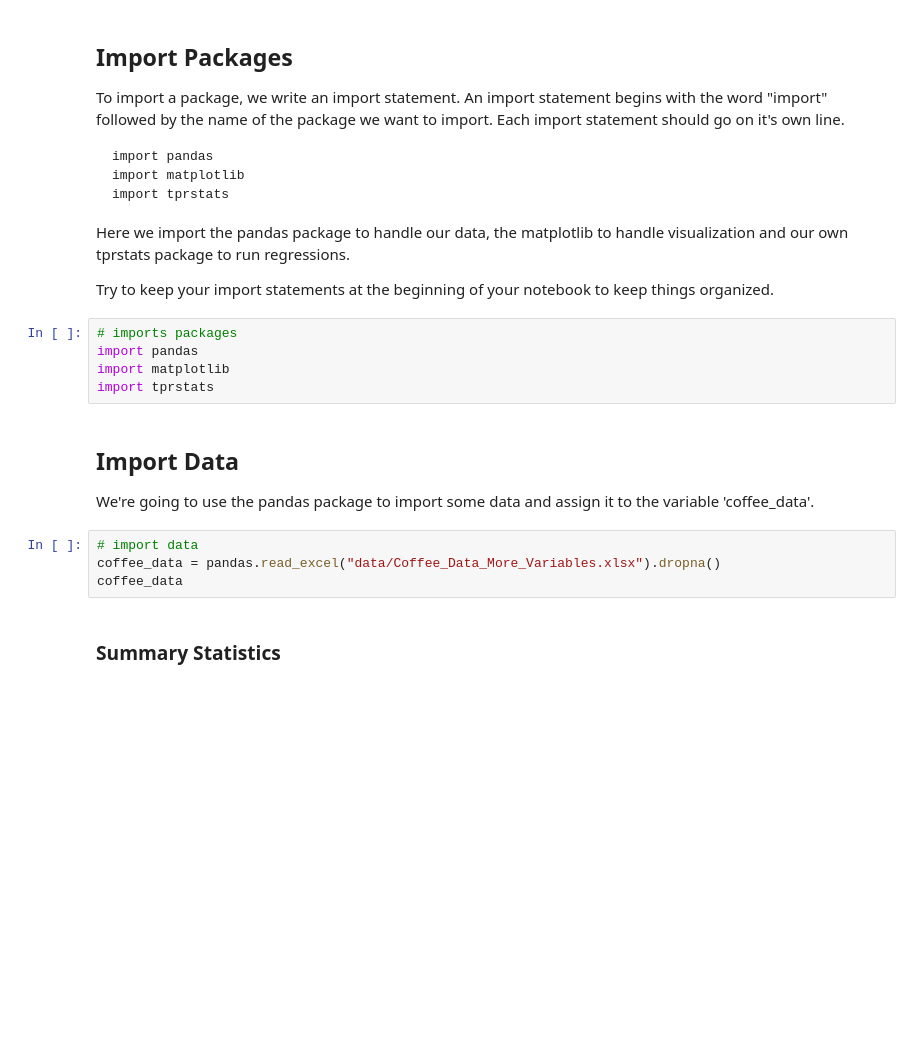
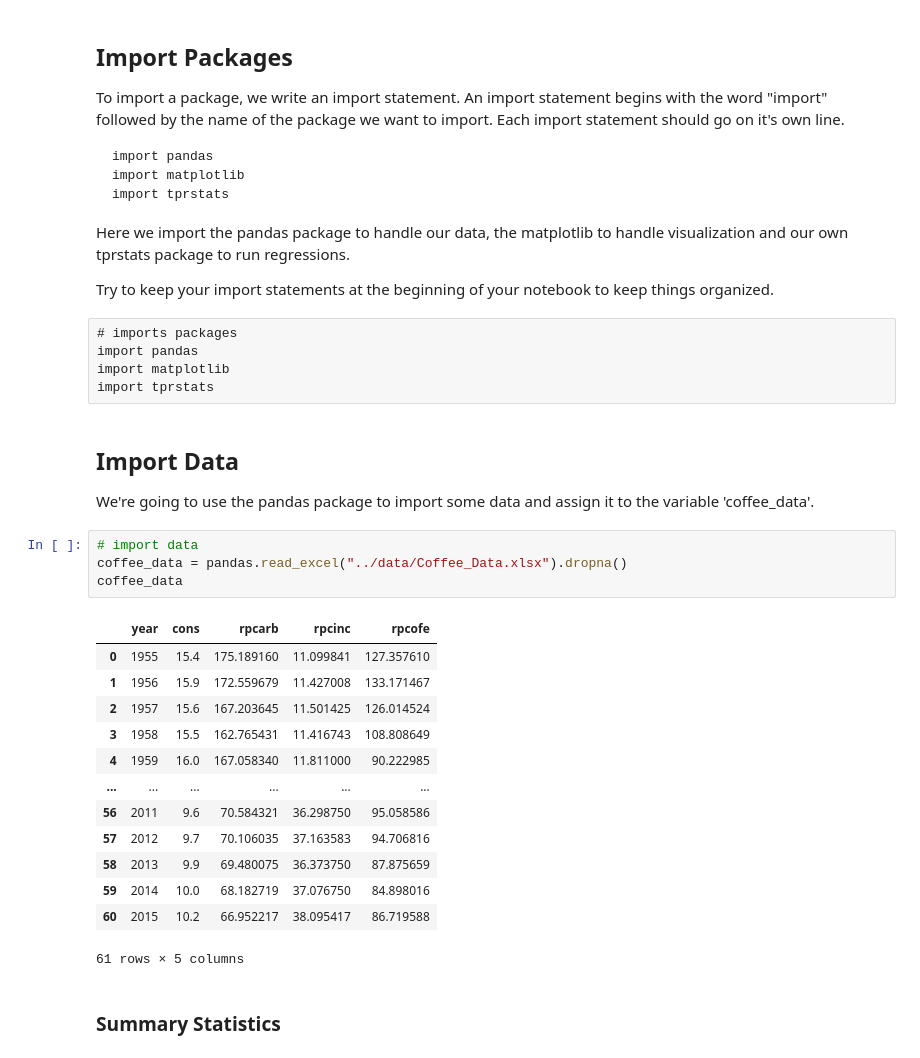
Before and after one commit to dnepple/tprstats-python, a Jupyter notebook: notebooks/jupyter.ipynb, the cells around one changed output. Drawn from its saved outputs; the diff is of its cells as text; blank space fills up the shorter version.

```diff
--- a/notebooks/jupyter.ipynb
+++ b/notebooks/jupyter.ipynb
@@ -61,19 +60,33 @@ import tprstats
 Here we import the pandas package to handle our data, the matplotlib to handle visualization and our own tprstats package to run regressions.
 
 Try to keep your import statements at the beginning of your notebook to keep things organized.
-# %%
-# imports packages
-import pandas
-import matplotlib
-import tprstats
+# %% [raw]
+# imports packages
+import pandas
+import matplotlib
+import tprstats
 # %% [markdown]
 ## Import Data
 
 We're going to use the pandas package to import some data and assign it to the variable 'coffee_data'.
 # %%
 # import data
-coffee_data = pandas.read_excel("data/Coffee_Data_More_Variables.xlsx").dropna()
+coffee_data = pandas.read_excel("../data/Coffee_Data.xlsx").dropna()
 coffee_data
+# %% [output]
+|  | year | cons | rpcarb | rpcinc | rpcofe |
+| 0 | 1955 | 15.4 | 175.189160 | 11.099841 | 127.357610 |
+| 1 | 1956 | 15.9 | 172.559679 | 11.427008 | 133.171467 |
+| 2 | 1957 | 15.6 | 167.203645 | 11.501425 | 126.014524 |
+| 3 | 1958 | 15.5 | 162.765431 | 11.416743 | 108.808649 |
+| 4 | 1959 | 16.0 | 167.058340 | 11.811000 | 90.222985 |
+| ... | ... | ... | ... | ... | ... |
+| 56 | 2011 | 9.6 | 70.584321 | 36.298750 | 95.058586 |
+| 57 | 2012 | 9.7 | 70.106035 | 37.163583 | 94.706816 |
+| 58 | 2013 | 9.9 | 69.480075 | 36.373750 | 87.875659 |
+| 59 | 2014 | 10.0 | 68.182719 | 37.076750 | 84.898016 |
+| 60 | 2015 | 10.2 | 66.952217 | 38.095417 | 86.719588 |
+61 rows × 5 columns
 # %% [markdown]
 ### Summary Statistics
 # %%
```
Also changed, not shown: parts of 3 cells of this notebook.
